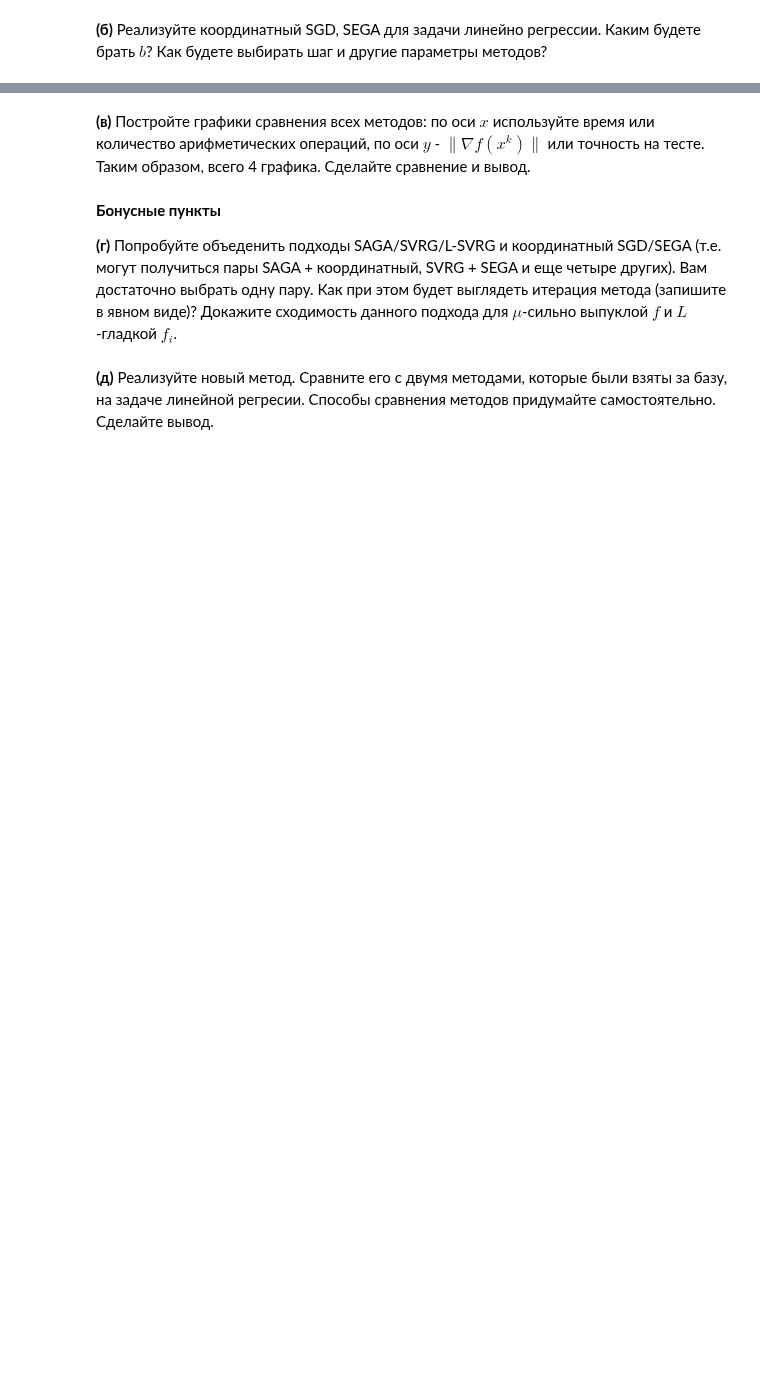
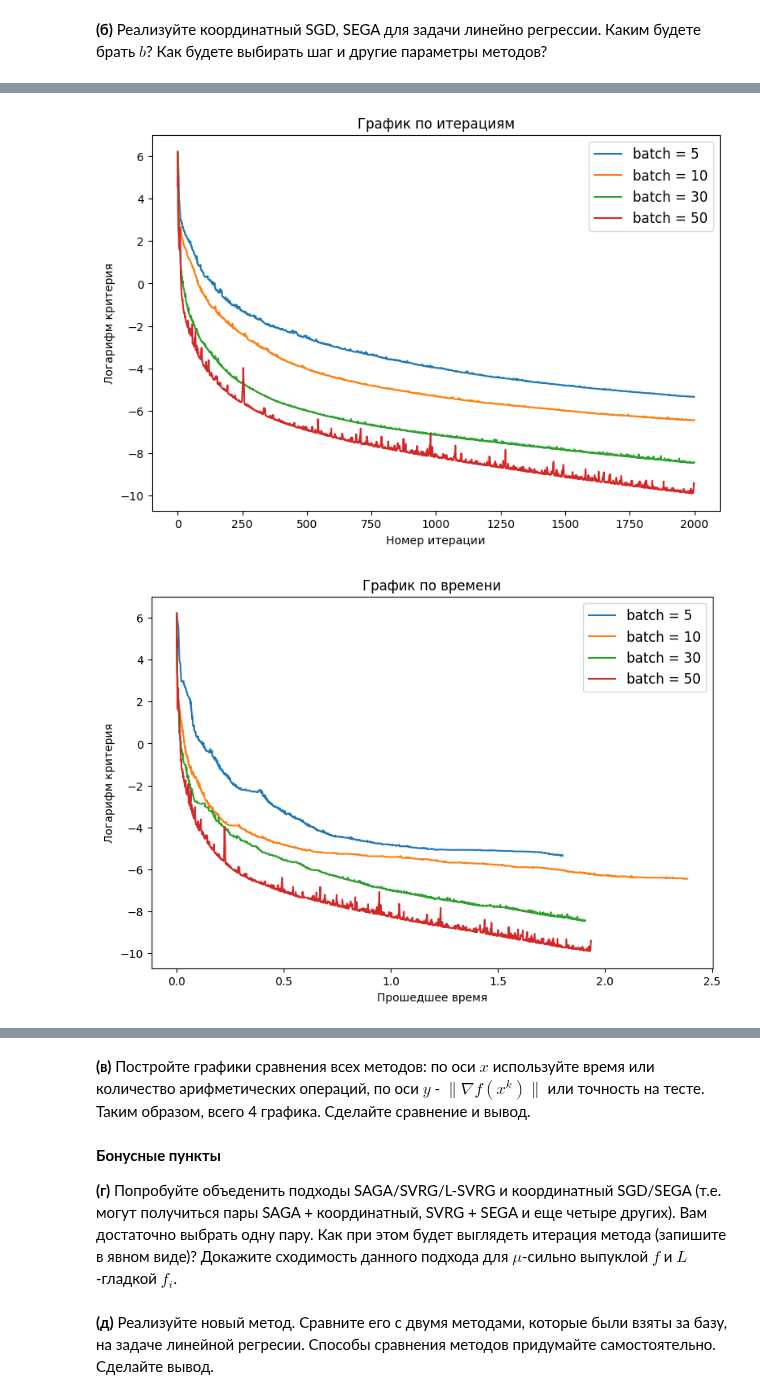
Before and after one commit to featztex/optimization, a Jupyter notebook: hw/Emelyanov_HW_6.ipynb, the cells around one changed output, grey strips where cells are left out. Cells and saved outputs as stored; diff of their text form; code cells hidden in the pictures; blank space fills up the shorter version.

```diff
--- a/hw/Emelyanov_HW_6.ipynb
+++ b/hw/Emelyanov_HW_6.ipynb
@@ -216,4 +168,11 @@ def scd(x0, error=err_gradnorm, b=1, sample_type=0, iters=1000, eps=1e-9):
 
 __(а)__ Оцените $\mu$ и $L$ для данной задачи.
 # %%
-#ответ
+from sklearn.datasets import load_svmlight_file
+from sklearn.model_selection import train_test_split
+
+data = load_svmlight_file('mushrooms.txt')
+X, y = data[0].toarray(), data[1]
+
+n, d = X.shape
+y = 2 * y - 3
@@ -223,0 +313,10 @@ __(б)__ Реализуйте координатный SGD, SEGA для зада
+# %%
+_, _, times_csgd_5, errs_csgd_5 = csgd(x0=x0, gamma=1/L, batch=5)
+_, _, times_csgd_10, errs_csgd_10 = csgd(x0=x0, gamma=1/L, batch=10)
+_, _, times_csgd_30, errs_csgd_30 = csgd(x0=x0, gamma=1/L, batch=30)
+_, _, times_csgd_50, errs_csgd_50 = csgd(x0=x0, gamma=1/L, batch=50)
+# %%
+risovach(times=[times_csgd_5, times_csgd_10, times_csgd_30, times_csgd_50], errs=[errs_csgd_5, errs_csgd_10, errs_csgd_30, errs_csgd_50], labels=['batch = 5', 'batch = 10', 'batch = 30', 'batch = 50'])
+# %% [output]
+[figure, added]
+[figure, added]
```
Also changed, not shown: parts of 25 cells of this notebook.
